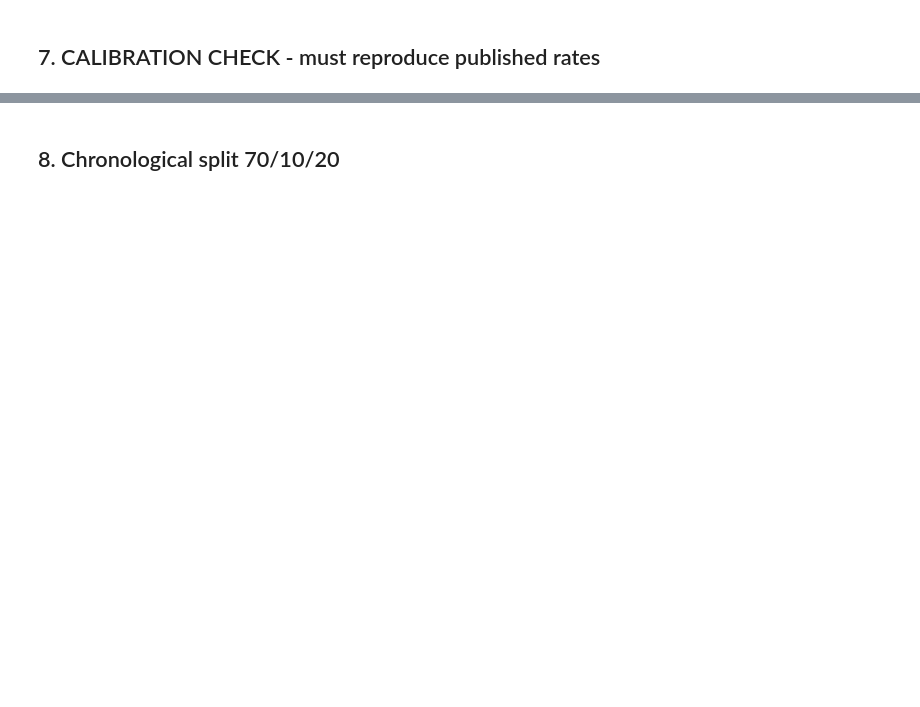
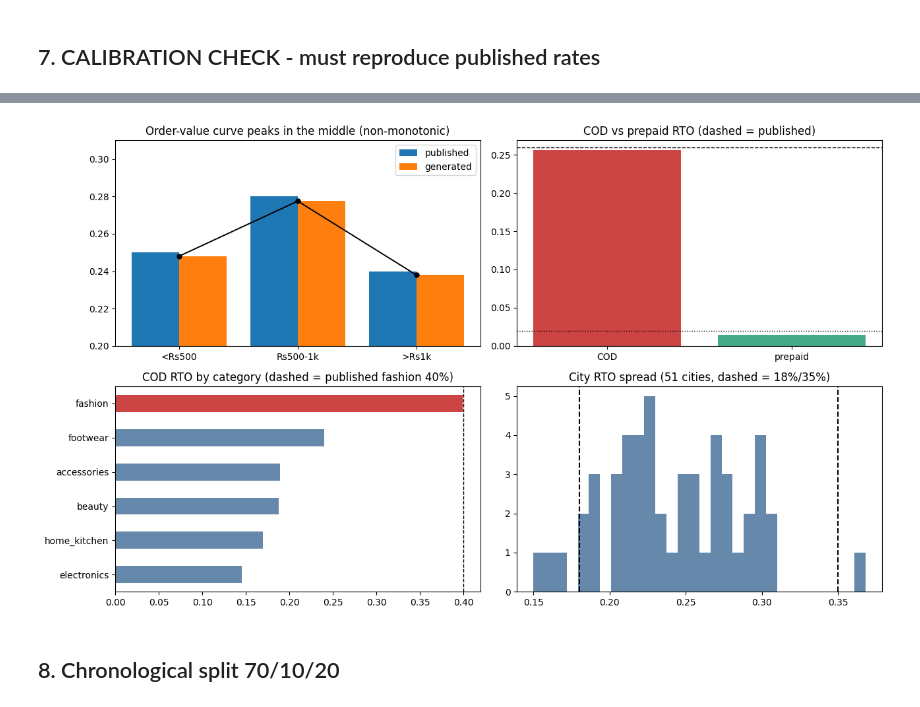
Before and after one commit to lucky07-07/rto-return-risk-scorer, a Jupyter notebook: notebooks/01_data_generation.ipynb, the cells around one changed output, grey strips where cells are left out. Saved outputs shown, nothing was run; the diff lists cells and outputs as text; code cells hidden in the pictures; blank space fills up the shorter version.

```diff
--- a/notebooks/01_data_generation.ipynb
+++ b/notebooks/01_data_generation.ipynb
@@ -30,0 +323,16 @@ Return-Risk Scorer for COD orders (Return-to-Origin prediction).
+# %%
+orders, diagnostics = gen.assign_labels(orders, evidence, rng)
+orders = gen.add_customer_history(orders)
+orders = orders.drop(columns=["_cust_idx"])
+
+print("Twelve cells solved independently:")
+print("  {COD, PREPAID} x {<Rs500, Rs500-1k, >Rs1k} x {fashion, other}\n")
+print("Each offset is a deterministic bisection on that cell's log-odds")
+print("intercept. It pins the cell's EXPECTED rate to its published target;")
+print("every other driver -- city, customer latent, address, discount,")
+print("velocity, ETA -- keeps contributing freely. Marginals are calibrated,")
+print("conditionals are free.\n")
+display(pd.DataFrame({
+    "target": pd.Series(diagnostics["cell_targets"]).round(4),
+    "solved_logit_offset": pd.Series(diagnostics["offsets"]).round(4),
+}))
@@ -34,0 +437,4 @@ Return-Risk Scorer for COD orders (Return-to-Origin prediction).
+# %%
+# Full report, including the checks that also run in tests/test_calibration.py.
+calibration = gen.assert_calibrated(orders)
+print(json.dumps(calibration, indent=2))
@@ -35,2 +459,41 @@ Return-Risk Scorer for COD orders (Return-to-Origin prediction).
+# %%
+fig, ax = plt.subplots(2, 2, figsize=(13, 7.6))
+
+pub = {"under_500": evidence["order_value_bands"]["under_500"]["value"],
+       "500_1000": evidence["order_value_bands"]["mid_500_1000"]["value"],
+       "1000_plus": evidence["order_value_bands"]["over_1000"]["value"]}
+obs = [calibration["cod_rto_by_band"][b] for b in gen.VALUE_BANDS]
+x = np.arange(3)
+ax[0, 0].bar(x - 0.2, [pub[b] for b in gen.VALUE_BANDS], 0.4, label="published")
+ax[0, 0].bar(x + 0.2, obs, 0.4, label="generated")
+ax[0, 0].plot(x, obs, "o-", color="k", lw=1.4, ms=5)
+ax[0, 0].set_xticks(x, ["<Rs500", "Rs500-1k", ">Rs1k"])
+ax[0, 0].set_ylim(0.20, 0.31)
+ax[0, 0].set_title("Order-value curve peaks in the middle (non-monotonic)")
+ax[0, 0].legend()
+
+ax[0, 1].bar(["COD", "prepaid"],
+             [calibration["cod_rto_rate"], calibration["prepaid_rto_rate"]],
+             color=["#c44", "#4a8"])
+ax[0, 1].axhline(evidence["cod_rto_rate"]["value"], ls="--", c="k", lw=1)
+ax[0, 1].axhline(evidence["prepaid_rto_rate"]["value"], ls=":", c="k", lw=1)
+ax[0, 1].set_title("COD vs prepaid RTO (dashed = published)")
+
+cat = pd.Series(calibration["cod_rto_by_category"]).sort_values()
+cat.plot(kind="barh", ax=ax[1, 0],
+         color=["#c44" if c == "fashion" else "#68a" for c in cat.index])
+ax[1, 0].axvline(evidence["fashion_rto_rate"]["value"], ls="--", c="k", lw=1)
+ax[1, 0].set_title("COD RTO by category (dashed = published fashion 40%)")
+
+city_rates = (cod.groupby("city")["rto"].agg(["mean", "size"])
+              .query("size >= 100")["mean"])
+ax[1, 1].hist(city_rates, bins=30, color="#68a")
+ax[1, 1].axvline(lo, ls="--", c="k"); ax[1, 1].axvline(hi, ls="--", c="k")
+ax[1, 1].set_title(f"City RTO spread ({len(city_rates)} cities, dashed = 18%/35%)")
+plt.tight_layout()
+plt.savefig(ROOT / "reports/figures/01_calibration_check.png", dpi=140, bbox_inches="tight")
+plt.show()
+# %% [output]
+[figure, added]
 # %% [markdown]
 ## 8. Chronological split 70/10/20
```
Also changed, not shown: parts of 38 cells of this notebook, 18 other files.
